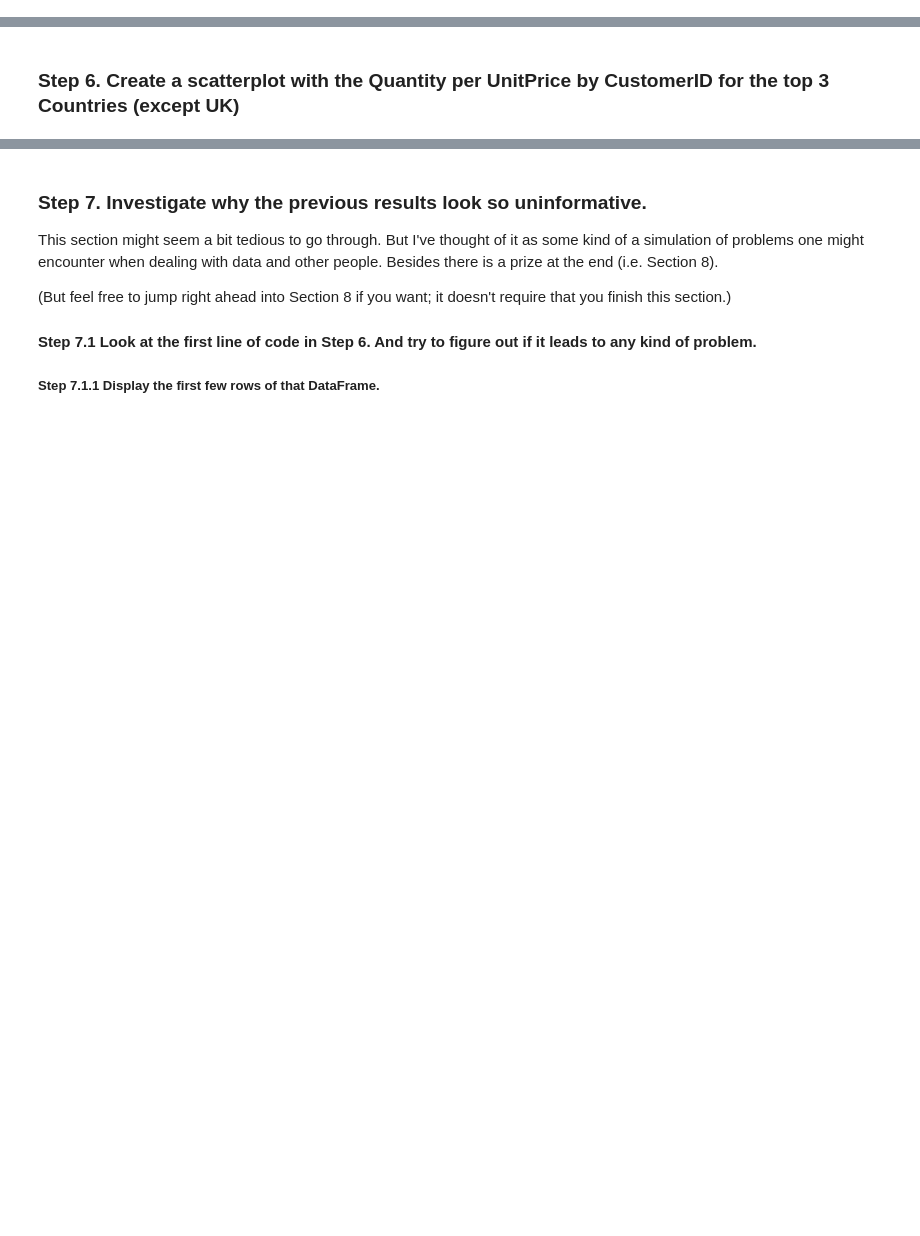
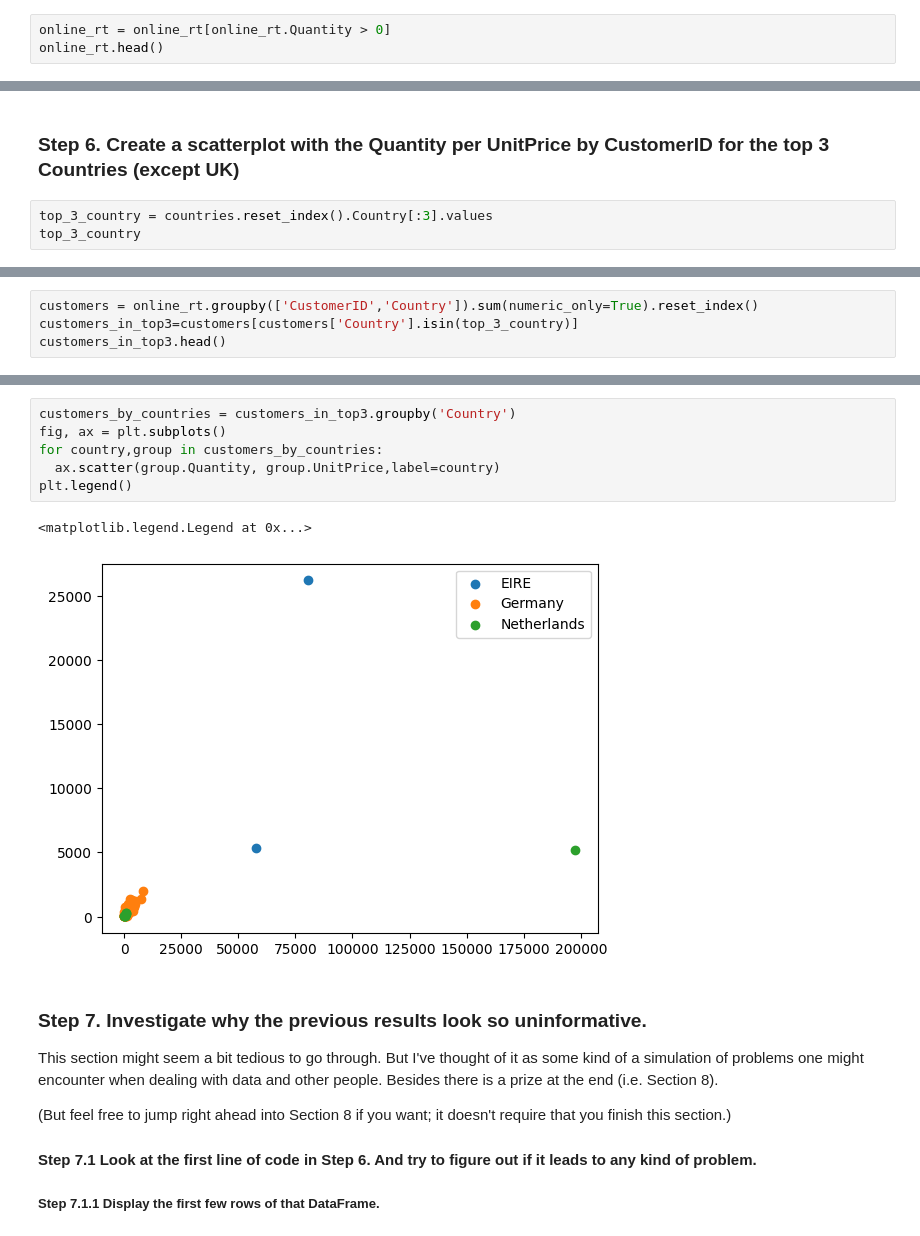
Before and after one commit to nguyenhieuhero/PythonBasic, a Jupyter notebook: w10/07_Visualization/Online_Retail/Exercises.ipynb, the cells around one changed output, grey strips where cells are left out. Cells and saved outputs as stored; diff of their text form; blank space fills up the shorter version.

```diff
--- a/w10/07_Visualization/Online_Retail/Exercises.ipynb
+++ b/w10/07_Visualization/Online_Retail/Exercises.ipynb
@@ -31,2 +44,5 @@ most_quantity_order
 # %% [markdown]
 ### Step 5.  Exclude negative Quantity entries
+# %%
+online_rt = online_rt[online_rt.Quantity > 0]
+online_rt.head()
@@ -33,2 +56,5 @@ most_quantity_order
 # %% [markdown]
 ### Step 6. Create a scatterplot with the Quantity per UnitPrice by CustomerID for the top 3 Countries (except UK)
+# %%
+top_3_country = countries.reset_index().Country[:3].values
+top_3_country
@@ -34,0 +63,4 @@ most_quantity_order
+# %%
+customers = online_rt.groupby(['CustomerID','Country']).sum(numeric_only=True).reset_index()
+customers_in_top3=customers[customers['Country'].isin(top_3_country)]
+customers_in_top3.head()
@@ -35,3 +74,12 @@ most_quantity_order
+# %%
+customers_by_countries = customers_in_top3.groupby('Country')
+fig, ax = plt.subplots()
+for country,group in customers_by_countries:
+  ax.scatter(group.Quantity, group.UnitPrice,label=country)
+plt.legend()
+# %% [output]
+<matplotlib.legend.Legend at 0x...>
+[figure, added]
 # %% [markdown]
 ### Step 7. Investigate why the previous results look so uninformative.
 
```
Also changed, not shown: parts of 20 cells of this notebook, 3 other files.
